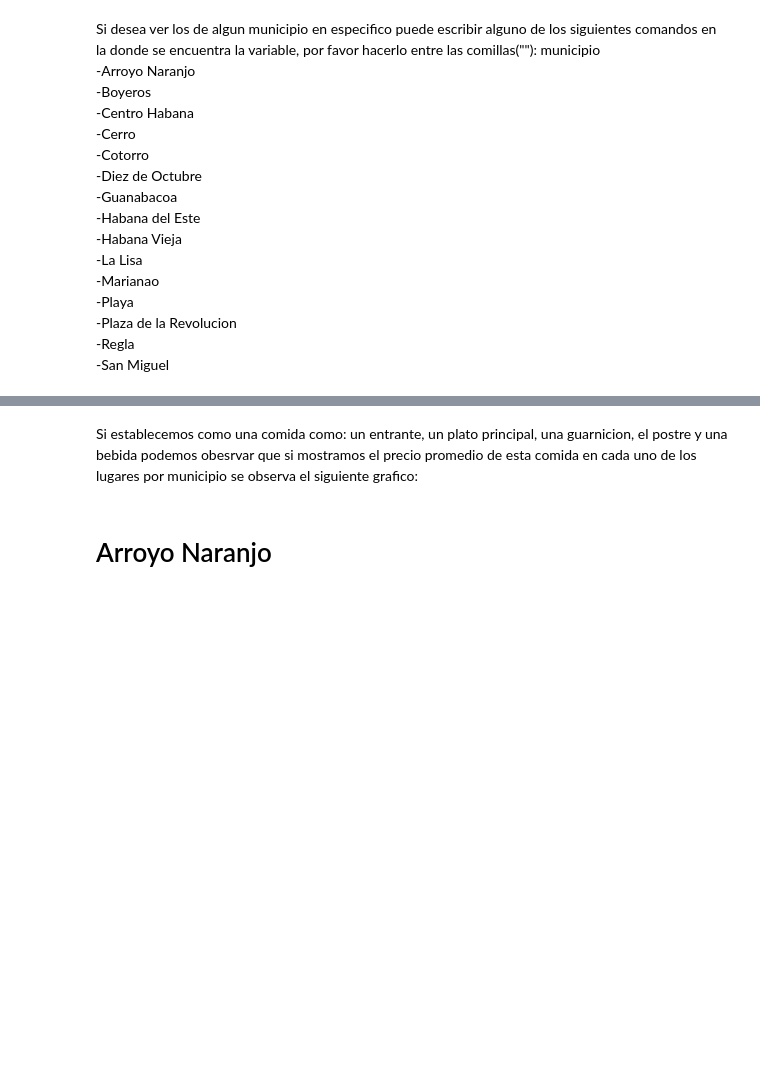
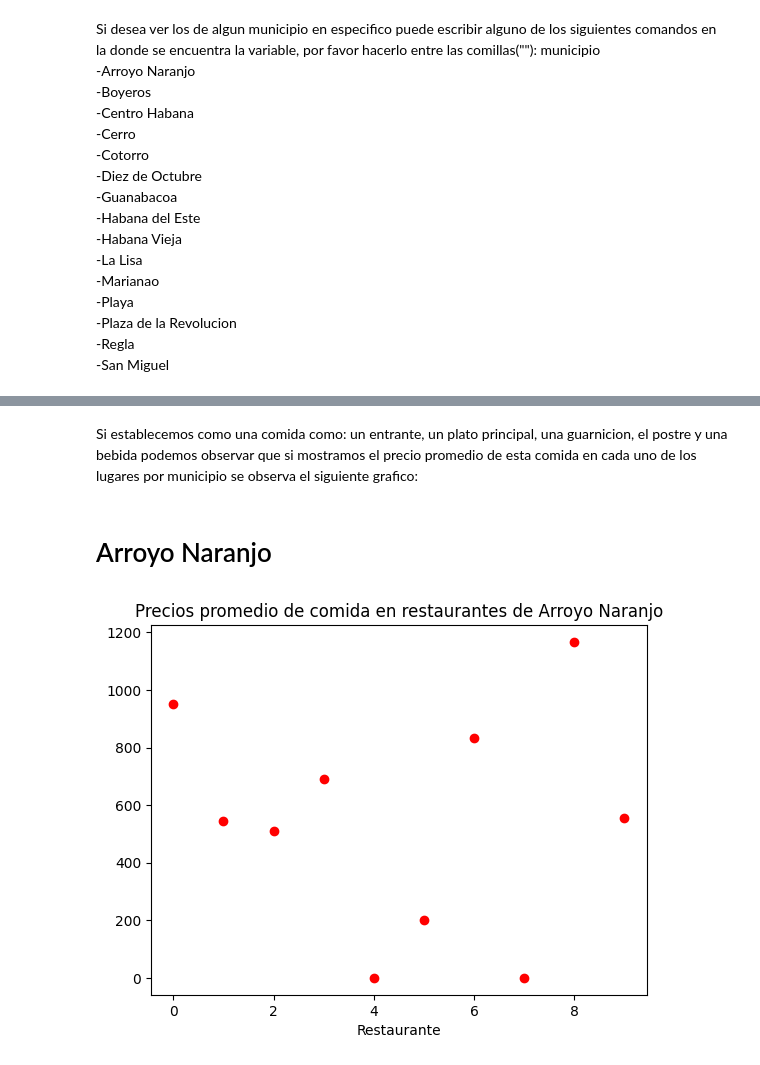
Before and after one commit to angie-rosquet/PROYECTEO-PRO-ICD, a Jupyter notebook: Un_Lujo_Para_El_Paladar.ipynb, the cells around one changed output, grey strips where cells are left out. Drawn from its saved outputs; the diff is of its cells as text; code cells hidden in the pictures; blank space fills up the shorter version.

```diff
--- a/Un_Lujo_Para_El_Paladar.ipynb
+++ b/Un_Lujo_Para_El_Paladar.ipynb
@@ -88,0 +99,3 @@ print(bp.load_for_municipality(municipio))
+# %%
+import biblioteca_propia as bp
+dataframe = bp.load_all(bp.route_municipality)
@@ -89,4 +105,17 @@ print(bp.load_for_municipality(municipio))
 # %% [markdown]
-Si establecemos como una comida como: un entrante, un plato principal, una guarnicion, el postre y una bebida podemos obesrvar que si mostramos el precio promedio de esta comida en cada uno de los lugares por municipio se observa el siguiente grafico:
+Si establecemos como una comida como: un entrante, un plato principal, una guarnicion, el postre y una bebida podemos observar que si mostramos el precio promedio de esta comida en cada uno de los lugares por municipio se observa el siguiente grafico:
 # %% [markdown]
 # Arroyo Naranjo
+# %%
+import biblioteca_propia as bp
+import matplotlib.pyplot as plt
+import json
+import os
+y = bp.list_prom("Arroyo Naranjo")
+x = bp.rest_per_municipality("Arroyo Naranjo")
+plt.plot(y, 'o', label="Precio promedio", color= 'red')
+plt.title("Precios promedio de comida en restaurantes de Arroyo Naranjo")
+plt.xlabel("Restaurante")
+plt.show()
+# %% [output]
+[figure, added]
```
Also changed, not shown: parts of 38 cells of this notebook, 2 other files.
